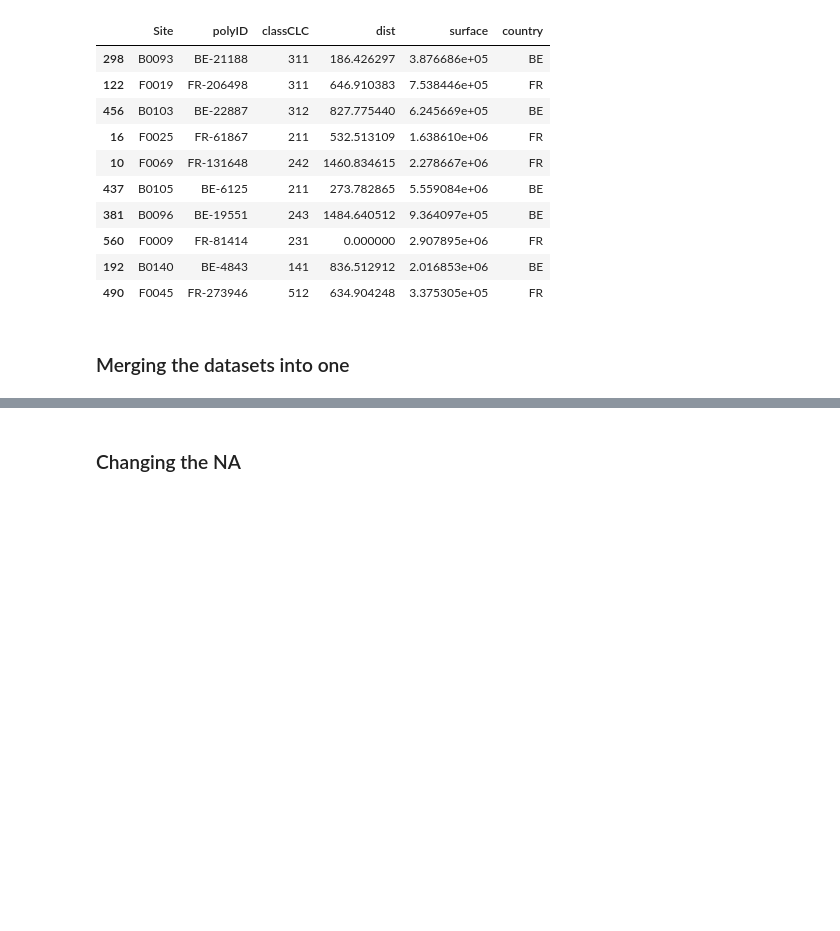
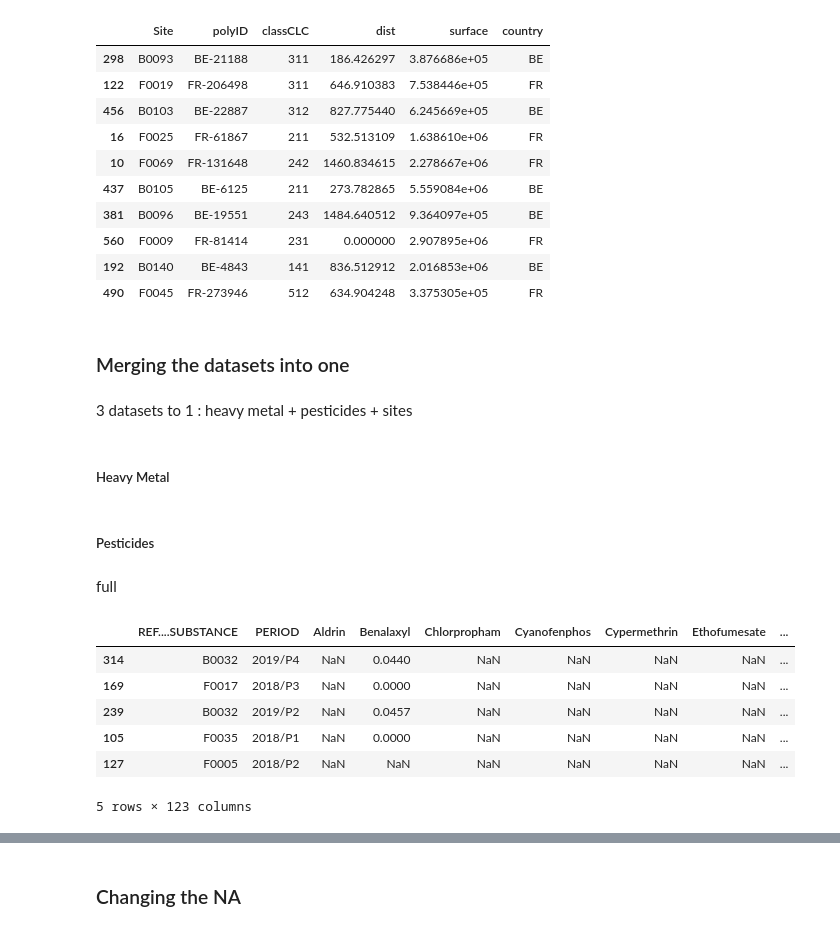
Before and after one commit to Demesmaeker/beeOdiversity, a Jupyter notebook: 01_preprocessing.ipynb, the cells around one changed output, grey strips where cells are left out. Drawn from its saved outputs; the diff is of its cells as text; code cells hidden in the pictures; blank space fills up the shorter version.

Commit message:
alternate pesticides dataset

```diff
--- a/01_preprocessing.ipynb
+++ b/01_preprocessing.ipynb
@@ -269,2 +271,20 @@ sites_df.sample(10)
 # %% [markdown]
 ### Merging the datasets into one
+# %% [markdown]
+3 datasets to 1 : heavy metal + pesticides + sites
+# %% [markdown]
+##### Heavy Metal
+# %% [markdown]
+##### Pesticides
+# %% [markdown]
+full
+# %%
+pesticides_df.sample(5)
+# %% [output]
+|  | REF....SUBSTANCE | PERIOD | Aldrin | Benalaxyl | Chlorpropham | Cyanofenphos | Cypermethrin | Ethofumesate | ... |
+| 314 | B0032 | 2019/P4 | NaN | 0.0440 | NaN | NaN | NaN | NaN | ... |
+| 169 | F0017 | 2018/P3 | NaN | 0.0000 | NaN | NaN | NaN | NaN | ... |
+| 239 | B0032 | 2019/P2 | NaN | 0.0457 | NaN | NaN | NaN | NaN | ... |
+| 105 | F0035 | 2018/P1 | NaN | 0.0000 | NaN | NaN | NaN | NaN | ... |
+| 127 | F0005 | 2018/P2 | NaN | NaN | NaN | NaN | NaN | NaN | ... |
+5 rows × 123 columns
```
Also changed, not shown: parts of 5 cells of this notebook.
